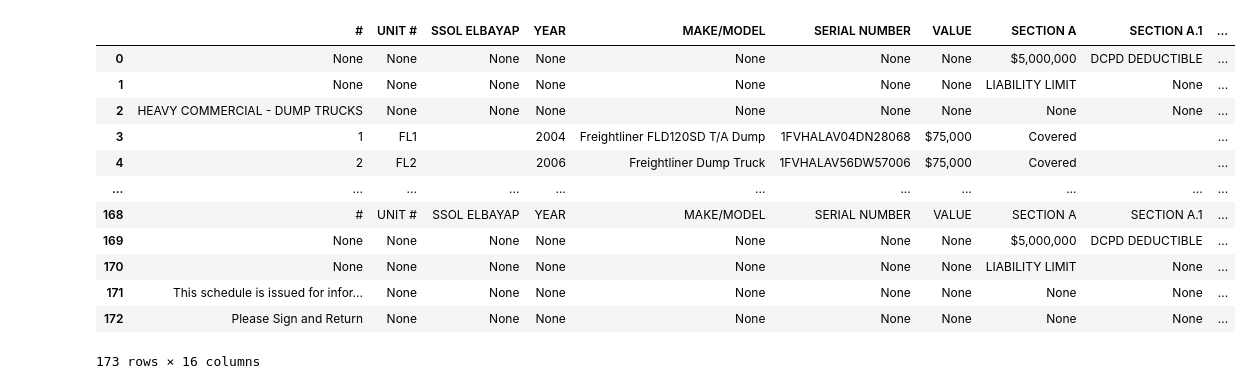
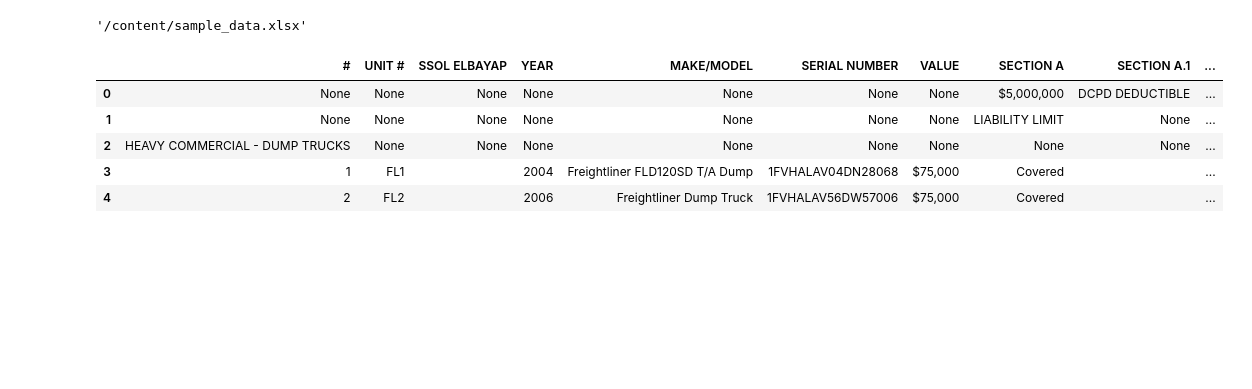
Before and after one commit to udbhavmishra/author, a Jupyter notebook: Automobile_data.ipynb, the cells around one changed output. Saved outputs shown, nothing was run; the diff lists cells and outputs as text; code cells hidden in the pictures; blank space fills up the shorter version.

```diff
--- a/Automobile_data.ipynb
+++ b/Automobile_data.ipynb
@@ -77,22 +78,17 @@ df = pd.DataFrame(data[1:], columns=data[0])
 df = df.dropna(axis=1, how='all')
 
 # Save to Excel
-# excel_path = '/mnt/data/vehicle_schedule.xlsx'
-# df.to_excel(excel_path, index=False)
-# excel_path
+excel_path = '/content/sample_data.xlsx'
+df.to_excel(excel_path, index=False)
+excel_path
+# %% [output]
+'/content/sample_data.xlsx'
 # %%
-df
+df.head()
 # %% [output]
 |  | # | UNIT # | SSOL ELBAYAP | YEAR | MAKE/MODEL | SERIAL NUMBER | VALUE | SECTION A | SECTION A.1 | ... |
 | 0 | None | None | None | None | None | None | None | $5,000,000 | DCPD DEDUCTIBLE | ... |
 | 1 | None | None | None | None | None | None | None | LIABILITY LIMIT | None | ... |
 | 2 | HEAVY COMMERCIAL - DUMP TRUCKS | None | None | None | None | None | None | None | None | ... |
 | 3 | 1 | FL1 |  | 2004 | Freightliner FLD120SD T/A Dump | 1FVHALAV04DN28068 | $75,000 | Covered |  | ... |
 | 4 | 2 | FL2 |  | 2006 | Freightliner Dump Truck | 1FVHALAV56DW57006 | $75,000 | Covered |  | ... |
-| ... | ... | ... | ... | ... | ... | ... | ... | ... | ... | ... |
-| 168 | # | UNIT # | SSOL ELBAYAP | YEAR | MAKE/MODEL | SERIAL NUMBER | VALUE | SECTION A | SECTION A.1 | ... |
-| 169 | None | None | None | None | None | None | None | $5,000,000 | DCPD DEDUCTIBLE | ... |
-| 170 | None | None | None | None | None | None | None | LIABILITY LIMIT | None | ... |
-| 171 | This schedule is issued for infor... | None | None | None | None | None | None | None | None | ... |
-| 172 | Please Sign and Return | None | None | None | None | None | None | None | None | ... |
-173 rows × 16 columns
```
Also changed, not shown: parts of 19 cells of this notebook.
